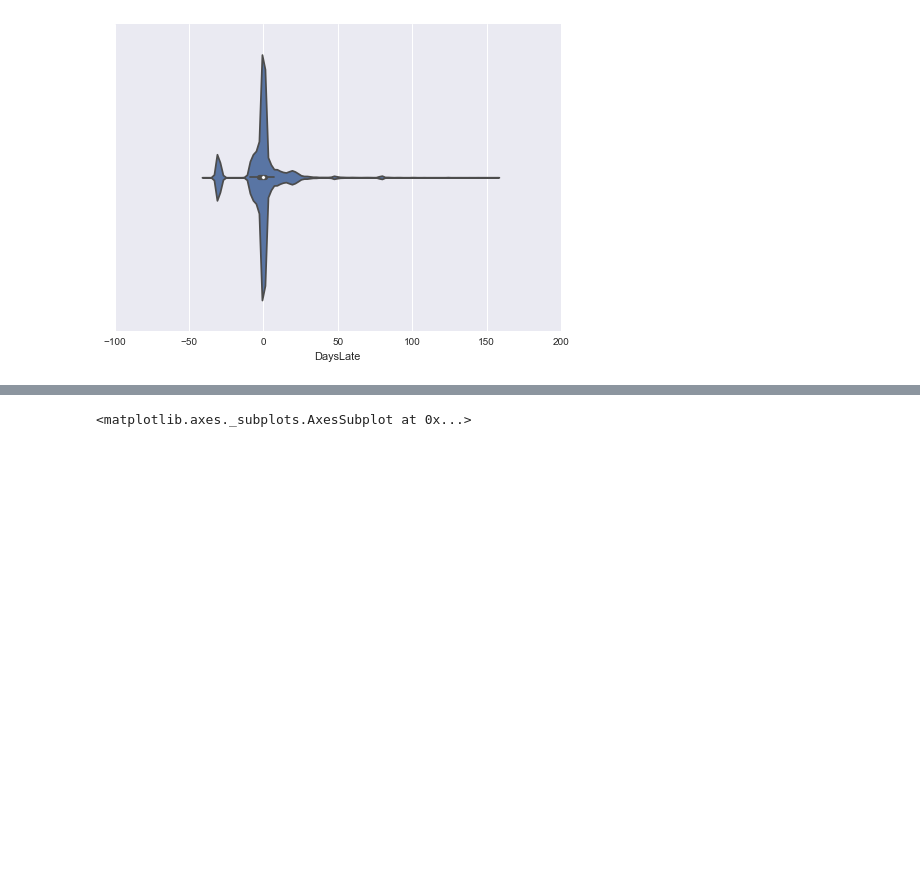
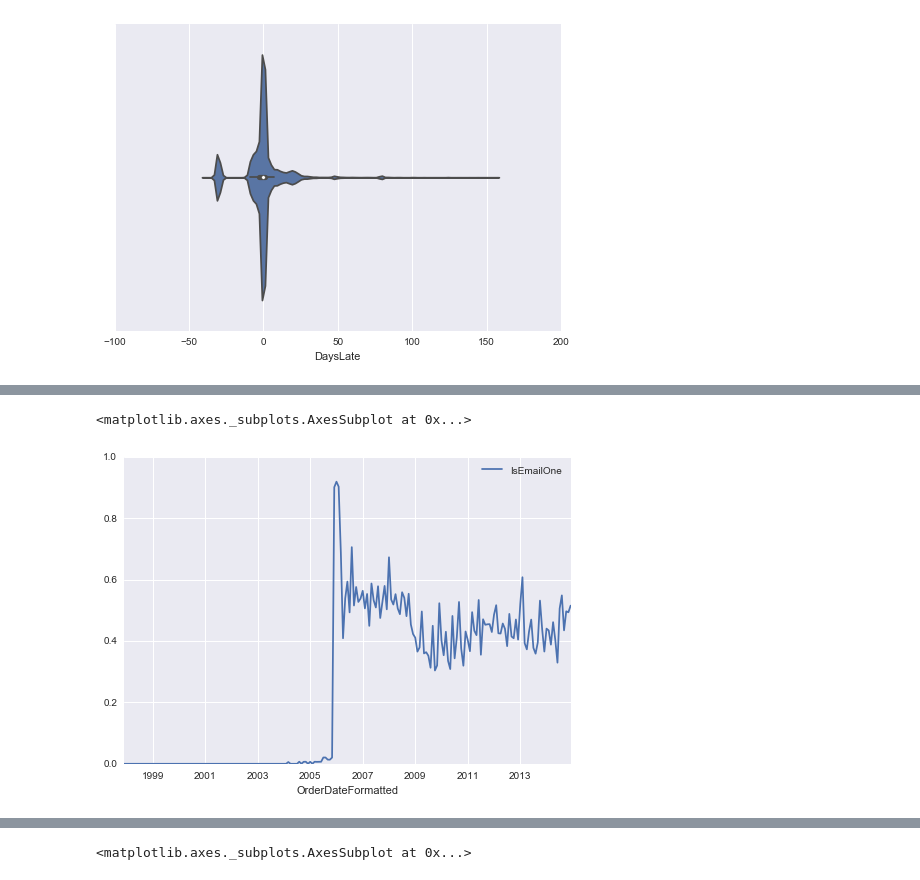
Before and after one commit to apclypsr/Capstone-Project, a Jupyter notebook: SurveyAnalysis.ipynb, the cells around one changed output, grey strips where cells are left out. Cells and saved outputs as stored; diff of their text form; code cells hidden in the pictures; blank space fills up the shorter version.

```diff
--- a/SurveyAnalysis.ipynb
+++ b/SurveyAnalysis.ipynb
@@ -145,0 +180,9 @@ sns.violinplot(USMTO_NO_SUBMIT_OUTLIERS.DaysLate, title = 'Distribution of Days
+# %%
+#percentage of company by month who needed to have first email sent
+
+BY_MONTH = AAID_BY_MONTH.groupby(['OrderDateFormatted']).mean()
+BY_MONTH.reset_index(level=1, inplace=True)
+BY_MONTH.plot(x='OrderDateFormatted', y='IsEmailOne')
+# %% [output]
+<matplotlib.axes._subplots.AxesSubplot at 0x...>
+[figure, added]
```
Also changed, not shown: parts of 27 cells of this notebook.
